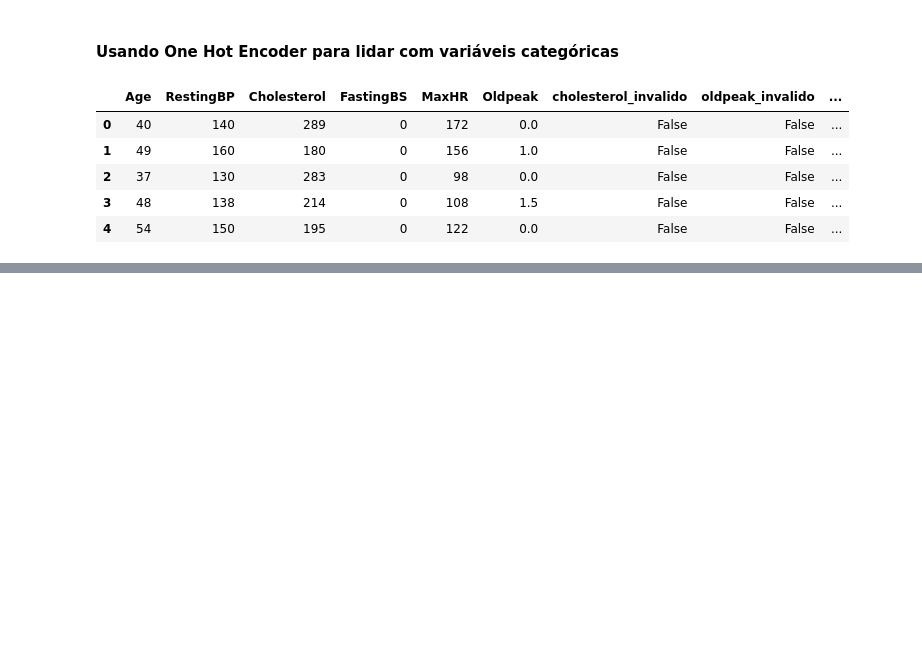
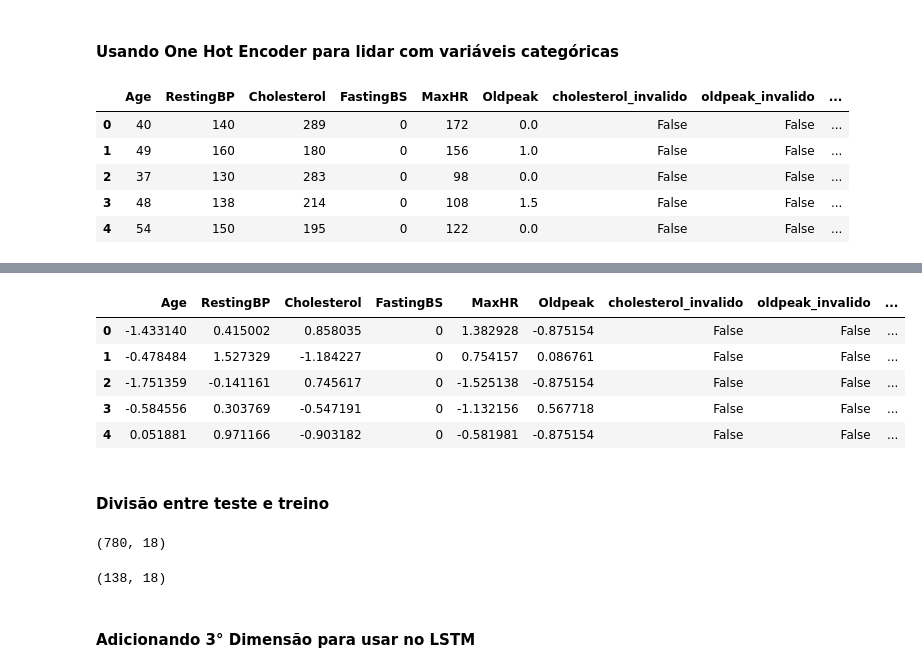
Before and after one commit to hugoobotelho/Heart-Failure-Prediction, a Jupyter notebook: Heart_Failure_Prediction.ipynb, the cells around one changed output, grey strips where cells are left out. Saved outputs shown, nothing was run; the diff lists cells and outputs as text; code cells hidden in the pictures; blank space fills up the shorter version.

```diff
--- a/Heart_Failure_Prediction.ipynb
+++ b/Heart_Failure_Prediction.ipynb
@@ -413,0 +416,8 @@ X_data.head()
+# %%
+from sklearn.preprocessing import StandardScaler
+
+scaler = StandardScaler()
+# %%
+numeric_columns = X_data.select_dtypes(include='number').columns.tolist()
+numeric_columns.remove('FastingBS')
+print(numeric_columns)
@@ -413,0 +435,12 @@ X_data.head()
+# %%
+X_data[numeric_columns] = scaler.fit_transform(X_data[numeric_columns])
+X_data.head()
+# %% [output]
+|  | Age | RestingBP | Cholesterol | FastingBS | MaxHR | Oldpeak | cholesterol_invalido | oldpeak_invalido | ... |
+| 0 | -1.433140 | 0.415002 | 0.858035 | 0 | 1.382928 | -0.875154 | False | False | ... |
+| 1 | -0.478484 | 1.527329 | -1.184227 | 0 | 0.754157 | 0.086761 | False | False | ... |
+| 2 | -1.751359 | -0.141161 | 0.745617 | 0 | -1.525138 | -0.875154 | False | False | ... |
+| 3 | -0.584556 | 0.303769 | -0.547191 | 0 | -1.132156 | 0.567718 | False | False | ... |
+| 4 | 0.051881 | 0.971166 | -0.903182 | 0 | -0.581981 | -0.875154 | False | False | ... |
+# %% [markdown]
+#### Divisão entre teste e treino
@@ -413,0 +451,10 @@ X_data.head()
+# %%
+X_train.shape
+# %% [output]
+(780, 18)
+# %%
+X_teste.shape
+# %% [output]
+(138, 18)
+# %% [markdown]
+#### Adicionando 3° Dimensão para usar no LSTM
```
Also changed, not shown: parts of 7 cells of this notebook.
